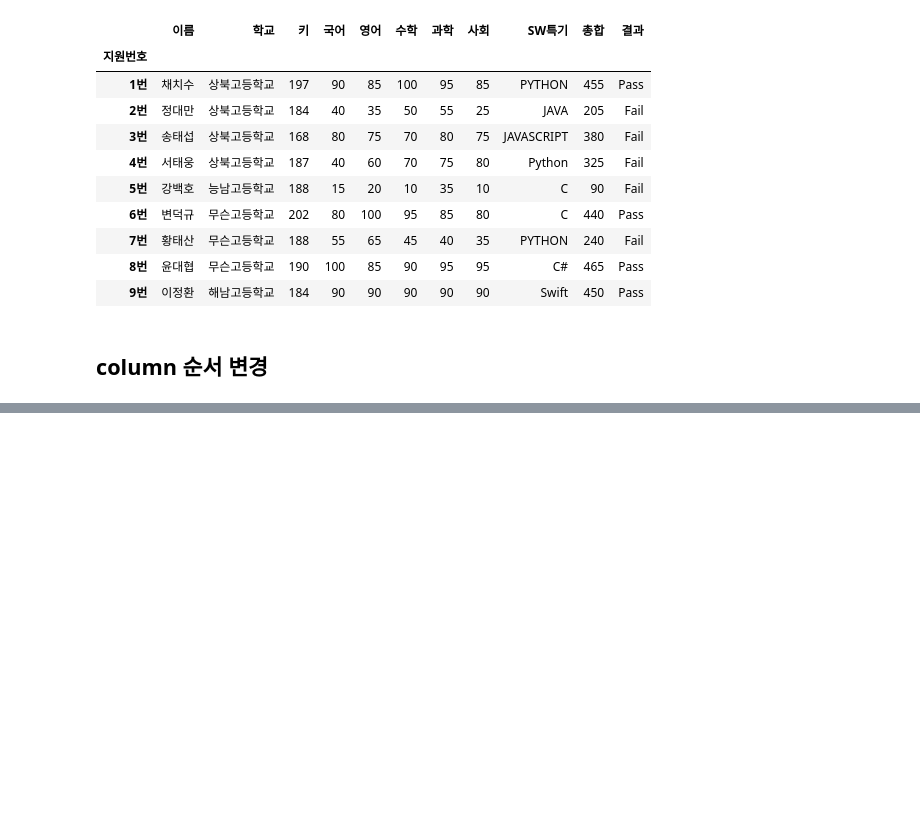
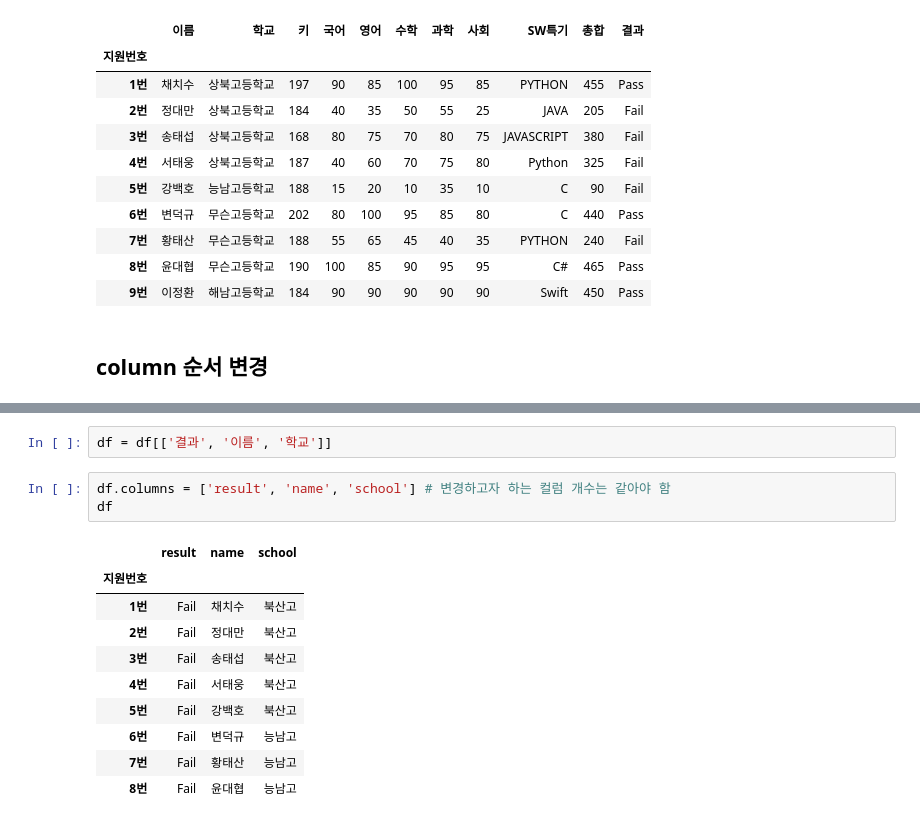
Before and after one commit to gerald-park/PythonImageWorkspace, a Jupyter notebook: PythonDataWorkSpace/Pandas/12.데이터 수정.ipynb, the cells around one changed output, grey strips where cells are left out. Saved outputs shown, nothing was run; the diff lists cells and outputs as text; blank space fills up the shorter version.

```diff
--- a/PythonDataWorkSpace/Pandas/12.데이터 수정.ipynb
+++ b/PythonDataWorkSpace/Pandas/12.데이터 수정.ipynb
@@ -242,0 +264,16 @@ cols
+# %%
+df = df[['결과', '이름', '학교']]
+# %%
+df.columns = ['result', 'name', 'school'] # 변경하고자 하는 컬럼 개수는 같아야 함
+df
+# %% [output]
+|  | result | name | school |
+| 지원번호 |  |  |  |
+| 1번 | Fail | 채치수 | 북산고 |
+| 2번 | Fail | 정대만 | 북산고 |
+| 3번 | Fail | 송태섭 | 북산고 |
+| 4번 | Fail | 서태웅 | 북산고 |
+| 5번 | Fail | 강백호 | 북산고 |
+| 6번 | Fail | 변덕규 | 능남고 |
+| 7번 | Fail | 황태산 | 능남고 |
+| 8번 | Fail | 윤대협 | 능남고 |
```
Also changed, not shown: parts of 5 cells of this notebook, 3 other files.
